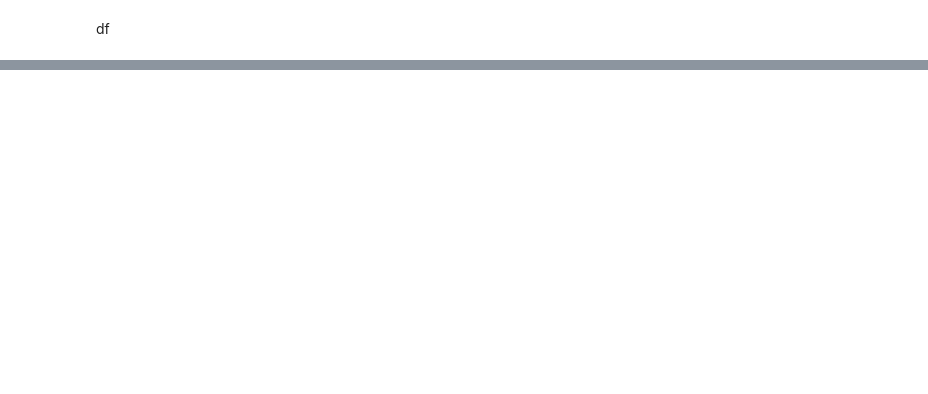
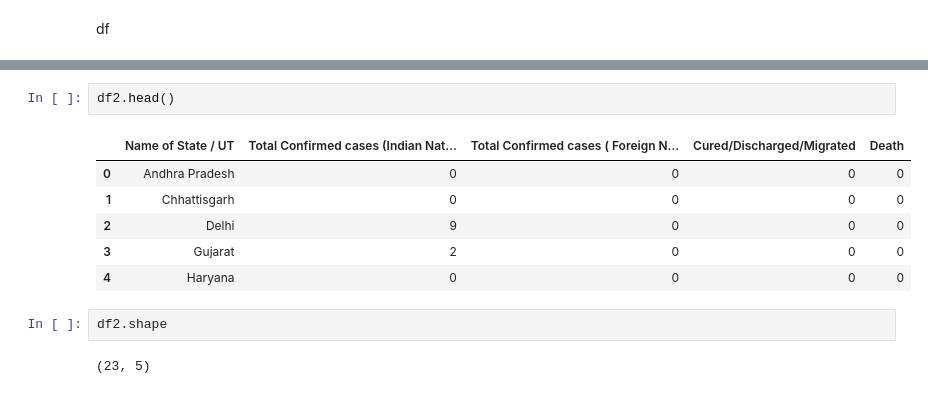
Before and after one commit to dc-aichara/COVID19-India-Tracker, a Jupyter notebook: data.ipynb, the cells around one changed output, grey strips where cells are left out. Drawn from its saved outputs; the diff is of its cells as text; blank space fills up the shorter version.

```diff
--- a/data.ipynb
+++ b/data.ipynb
@@ -27,0 +35,13 @@ cin.last_update()
+# %%
+df2.head()
+# %% [output]
+|  | Name of State / UT | Total Confirmed cases (Indian Nat... | Total Confirmed cases ( Foreign N... | Cured/Discharged/Migrated | Death |
+| 0 | Andhra Pradesh | 0 | 0 | 0 | 0 |
+| 1 | Chhattisgarh | 0 | 0 | 0 | 0 |
+| 2 | Delhi | 9 | 0 | 0 | 0 |
+| 3 | Gujarat | 2 | 0 | 0 | 0 |
+| 4 | Haryana | 0 | 0 | 0 | 0 |
+# %%
+df2.shape
+# %% [output]
+(23, 5)
```
Also changed, not shown: parts of 22 cells of this notebook, 4 other files.
